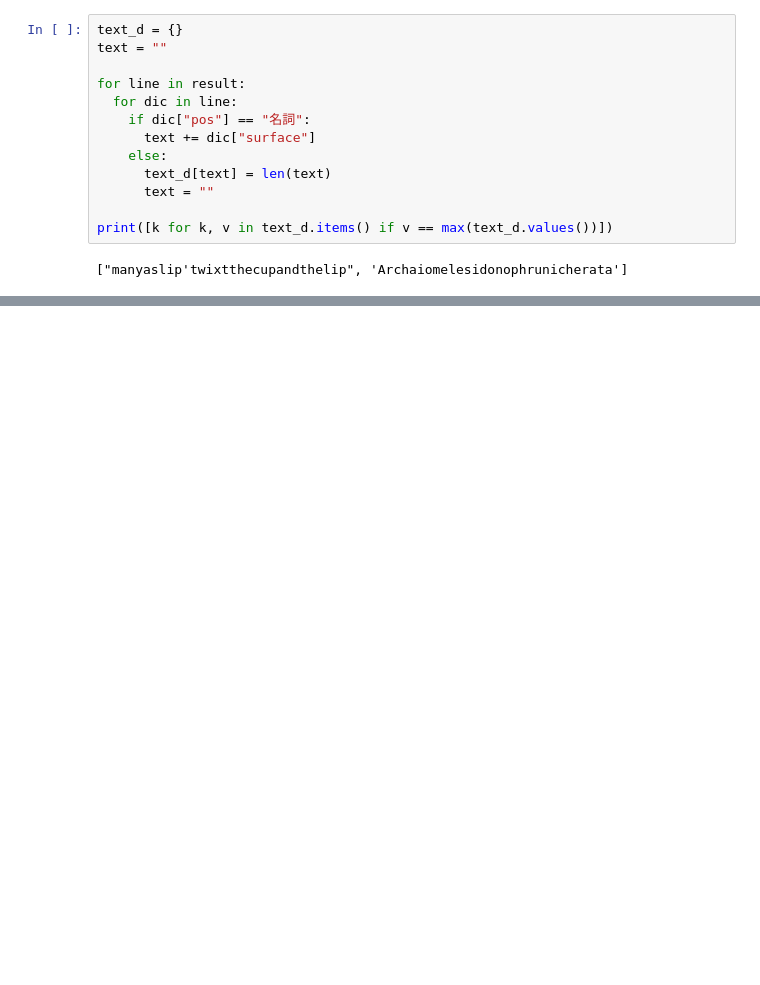
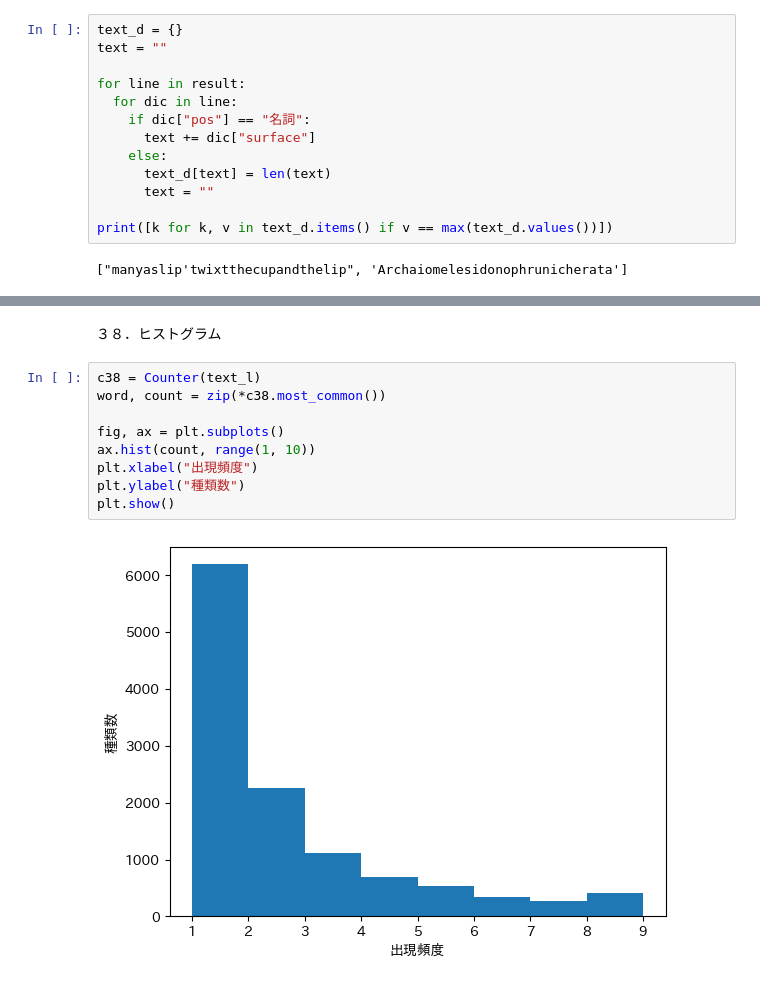
Before and after one commit to yuya-omasa/100, a Jupyter notebook: 4/4.ipynb, the cells around one changed output, grey strips where cells are left out. Saved outputs shown, nothing was run; the diff lists cells and outputs as text; blank space fills up the shorter version.

```diff
--- a/4/4.ipynb
+++ b/4/4.ipynb
@@ -100,0 +162,13 @@ print([k for k, v in text_d.items() if v == max(text_d.values())])
+# %% [markdown]
+３８．ヒストグラム
+# %%
+c38 = Counter(text_l)
+word, count = zip(*c38.most_common())
+
+fig, ax = plt.subplots()
+ax.hist(count, range(1, 10))
+plt.xlabel("出現頻度")
+plt.ylabel("種類数")
+plt.show()
+# %% [output]
+[figure, added]
```
Also changed, not shown: parts of 12 cells of this notebook.
